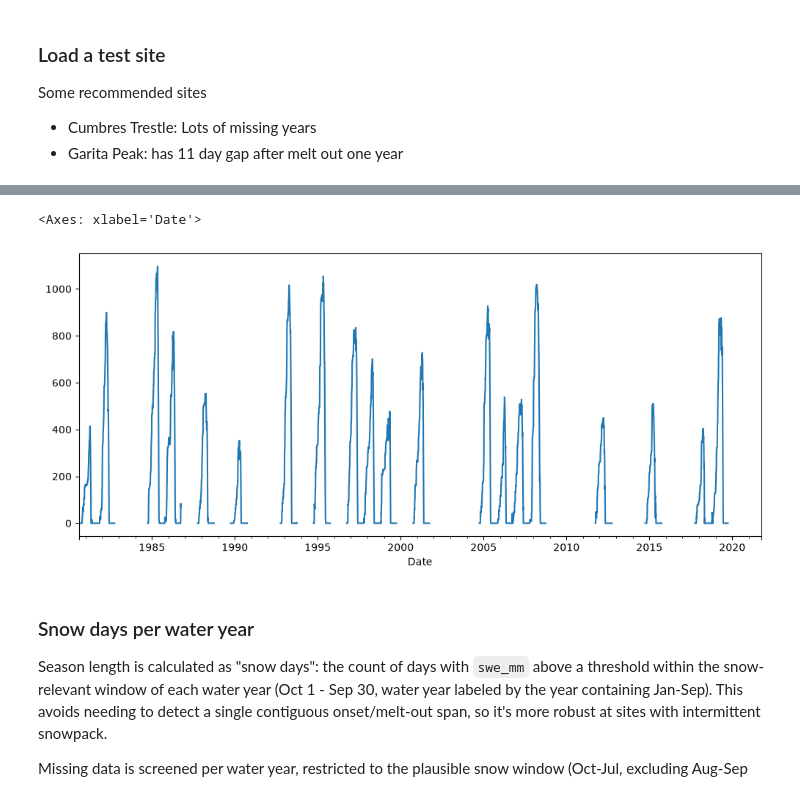
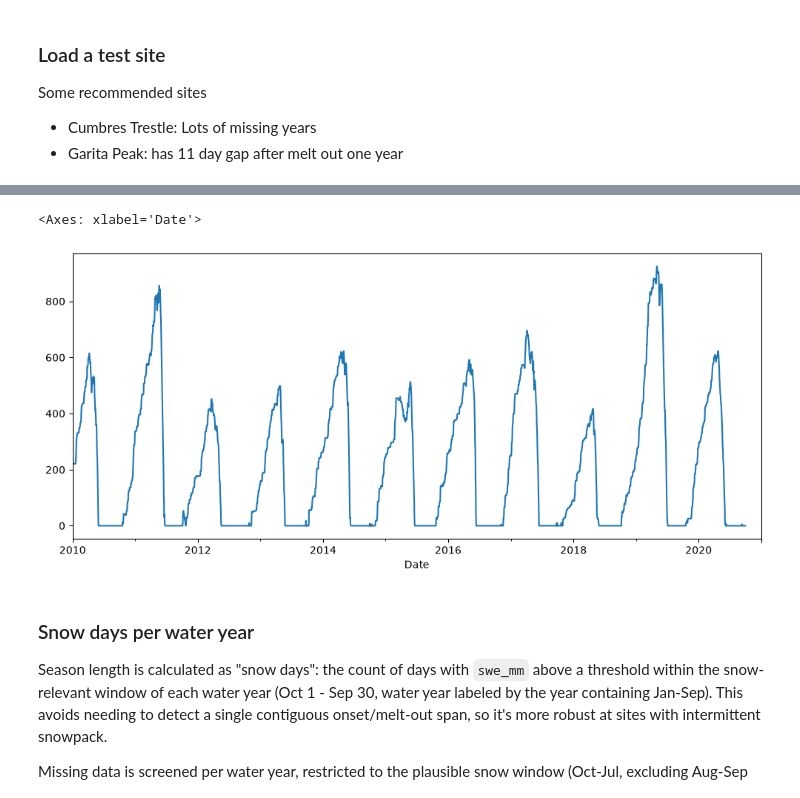
Before and after one commit to chrisrycx/lm4px_data_analysis, a Jupyter notebook: data_processing/snotel_phenology.ipynb, the cells around one changed output, grey strips where cells are left out. Saved outputs shown, nothing was run; the diff lists cells and outputs as text; code cells hidden in the pictures.

```diff
--- a/data_processing/snotel_phenology.ipynb
+++ b/data_processing/snotel_phenology.ipynb
@@ -18,7 +18,7 @@ Some recommended sites
 - Cumbres Trestle: Lots of missing years
 - Garita Peak: has 11 day gap after melt out one year
 # %%
-site = 'Cumbres Trestle'
+site = 'Red Mountain Pass'
 snotel_path = os.getenv('SNOTEL_PATH')
 # %%
 snotel = PNNLSnotel(site, snotel_path)
@@ -43,10 +36,10 @@ snotel.data
 # %%
 # Initial plot of swe
 plt.figure(figsize=(12, 5))
-snotel.data['swe_mm'].plot()
+snotel.data.loc['2010':'2020','swe_mm'].plot()
 # %% [output]
 <Axes: xlabel='Date'>
-[figure, old version]
+[figure, new version]
 # %% [markdown]
 ### Snow days per water year
 
```
Also changed, not shown: parts of 8 cells of this notebook.
